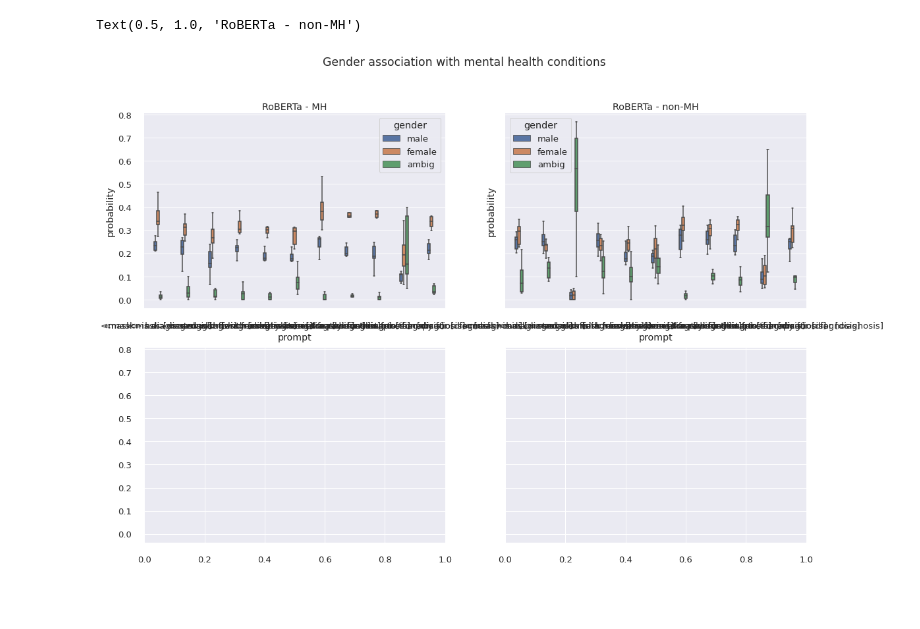
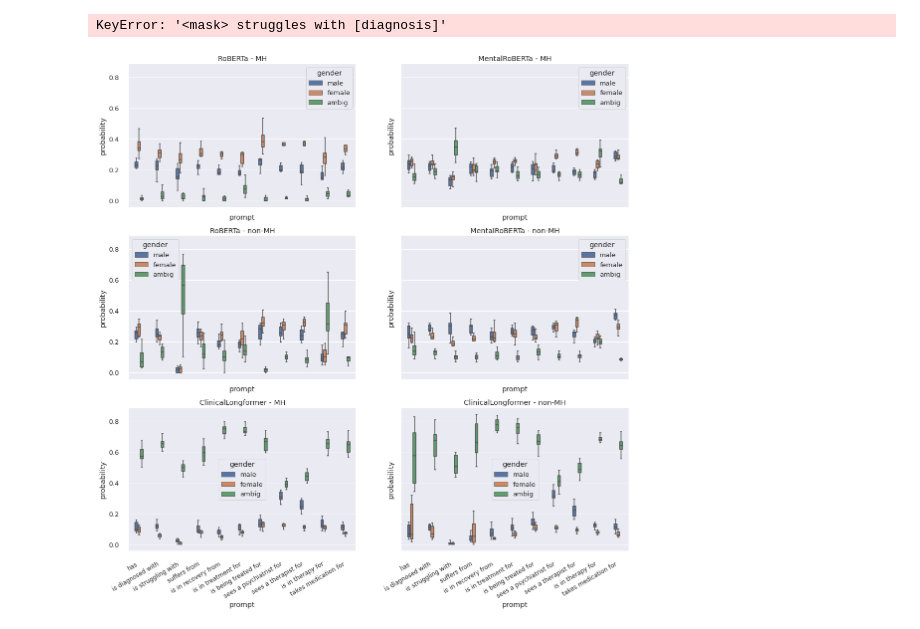
Before and after one commit to LucilleN/MH-Stigma-in-Masked-LMs, a Jupyter notebook: main/figures.ipynb, the cells around one changed output. Saved outputs shown, nothing was run; the diff lists cells and outputs as text; code cells hidden in the pictures; blank space fills up the shorter version.

Commit message:
update figure notebook

```diff
--- a/main/figures.ipynb
+++ b/main/figures.ipynb
@@ -42,19 +105,60 @@ Text(0.5, 1.0, 'Probabilities of predicting gendered pronouns')
+# %%
+def add_prompt_category(result_df):
+    prompt_category = []
+    for i in range(len(result_df)):
+        prompt_category.append(templates_dic[result_df.prompt[i]])
+    result_df['prompt_category'] = prompt_category
+    return result_df
+# %%
+roberta_result = add_prompt_category(roberta_result)
+roberta_non_result = add_prompt_category(roberta_non_result)
+mentalroberta_result = add_prompt_category(mentalroberta_result)
+mentalroberta_non_result = add_prompt_category(mentalroberta_non_result)
+clinical_result = add_prompt_category(clinical_result)
+clinical_non_result = add_prompt_category(clinical_non_result)
+# %% [output]
+KeyError: '<mask> struggles with [diagnosis]'
 # %%
-fig, axes = plt.subplots(2, 2, figsize=(18, 12), sharey=True)
-fig.suptitle('Gender association with mental health conditions')
+fig, axes = plt.subplots(3, 2, figsize=(18, 18), sharey=True, sharex=True)
+plt.xticks(rotation=45, ha='right', fontsize=12)
+# fig.suptitle('Gender association with mental health conditions')
 sns.despine(offset=10)
 
-sns.boxplot(ax=axes[0,0], x="prompt", y="probability", hue="gender", data=roberta_result, width=0.3, showfliers=False)
-# sns.barplot(ax=axes[0], x=bulbasaur.index, y=bulbasaur.values)
+sns.boxplot(ax=axes[0,0], x="prompt", y="probability", hue="gender", data=roberta_result, width=0.4, showfliers=False)
 axes[0,0].set_title("RoBERTa - MH")
 
-sns.boxplot(ax=axes[0,1], x="prompt", y="probability", hue="gender", data=roberta_non_result, width=0.3, showfliers=False)
-# sns.barplot(ax=axes[0], x=bulbasaur.index, y=bulbasaur.values)
-axes[0,1].set_title("RoBERTa - non-MH")
+sns.boxplot(ax=axes[0,1], x="prompt", y="probability", hue="gender", data=mentalroberta_result, width=0.4, showfliers=False)
+axes[0,1].set_title("MentalRoBERTa - MH")
 
-# Squirtle
-# sns.barplot(ax=axes[2], x=squirtle.index, y=squirtle.values)
-# axes[2].set_title(squirtle.name)
+sns.boxplot(ax=axes[1,0], x="prompt", y="probability", hue="gender", data=roberta_non_result, width=0.4, showfliers=False)
+axes[1,0].set_title("RoBERTa - non-MH")
+
+sns.boxplot(ax=axes[1,1], x="prompt", y="probability", hue="gender", data=mentalroberta_non_result, width=0.4, showfliers=False)
+axes[1,1].set_title("MentalRoBERTa - non-MH")
+
+sns.boxplot(ax=axes[2,0], x="prompt", y="probability", hue="gender", data=clinical_result, width=0.4, showfliers=False)
+axes[2,0].set_title("ClinicalLongformer - MH")
+
+sns.boxplot(ax=axes[2,1], x="prompt", y="probability", hue="gender", data=clinical_non_result, width=0.4, showfliers=False)
+axes[2,1].set_title("ClinicalLongformer - non-MH")
+
+# axes[0,0].get_shared_x_axes().join(axes[0,0], axes[1,0])
+# axes[0,0].set_xticklabels([])
+
+
+# axes[0,1].get_shared_x_axes().join(axes[0,1], axes[1,1])
+# axes[0,1].set_xticklabels([])
+
+axes[2,0].set_xticklabels(template_label)
+axes[2,1].set_xticklabels(template_label)
+
+# plt.xticks(rotation=30, ha='right', fontsize=12)
+plt.setp(axes[2,0].get_xticklabels(), fontsize=12, rotation=30,
+         horizontalalignment="right")
+plt.setp(axes[2,1].get_xticklabels(), fontsize=12, rotation=30,
+         horizontalalignment="right")
+
+
+plt.savefig('../plots/part1_6singlemodel_nonmh_20220621_bluebackground.pdf', bbox_inches="tight")
 # %% [output]
-Text(0.5, 1.0, 'RoBERTa - non-MH')
-[figure, old version]
+[figure, new version]
```
Also changed, not shown: parts of 6 cells of this notebook.
